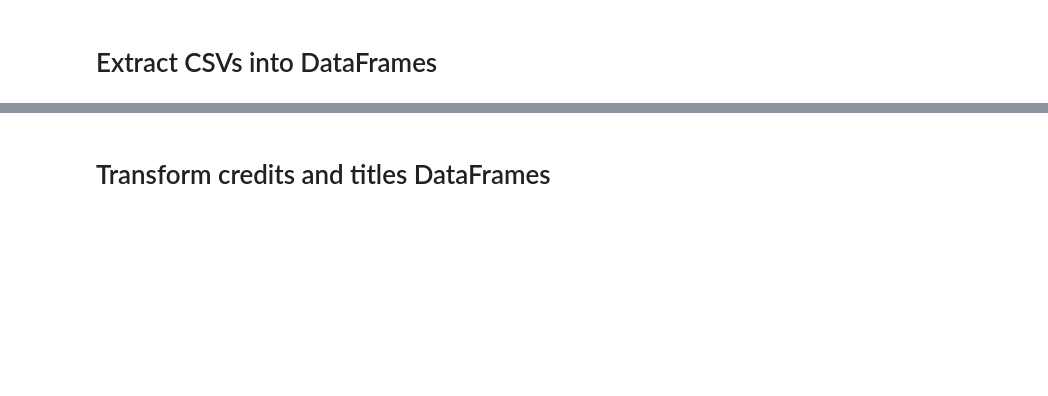
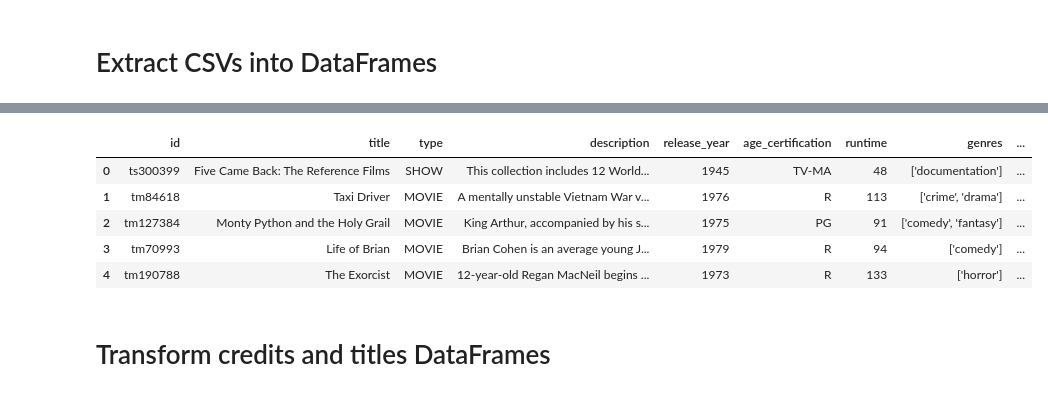
Before and after one commit to khadra1/Project-2-Analysing-Protein-Consumption, a Jupyter notebook: Netflix_ETL.ipynb, the cells around one changed output, grey strips where cells are left out. Saved outputs shown, nothing was run; the diff lists cells and outputs as text; code cells hidden in the pictures; blank space fills up the shorter version.

```diff
--- a/Netflix_ETL.ipynb
+++ b/Netflix_ETL.ipynb
@@ -17,8 +24,15 @@ credits
 # %%
 # Import CSV file into DataFrame
-csv_file = 'Resources/titles.c
-titles = pd.read_csv(csv_file)sv'
-titles
+csv_file = 'Resources/titles.csv'
+titles = pd.read_csv(csv_file)
+titles.head()
+# %% [output]
+|  | id | title | type | description | release_year | age_certification | runtime | genres | ... |
+| 0 | ts300399 | Five Came Back: The Reference Films | SHOW | This collection includes 12 World... | 1945 | TV-MA | 48 | ['documentation'] | ... |
+| 1 | tm84618 | Taxi Driver | MOVIE | A mentally unstable Vietnam War v... | 1976 | R | 113 | ['crime', 'drama'] | ... |
+| 2 | tm127384 | Monty Python and the Holy Grail | MOVIE | King Arthur, accompanied by his s... | 1975 | PG | 91 | ['comedy', 'fantasy'] | ... |
+| 3 | tm70993 | Life of Brian | MOVIE | Brian Cohen is an average young J... | 1979 | R | 94 | ['comedy'] | ... |
+| 4 | tm190788 | The Exorcist | MOVIE | 12-year-old Regan MacNeil begins ... | 1973 | R | 133 | ['horror'] | ... |
 # %% [markdown]
 # Transform credits and titles DataFrames
 # %%
```
Also changed, not shown: parts of 12 cells of this notebook.
